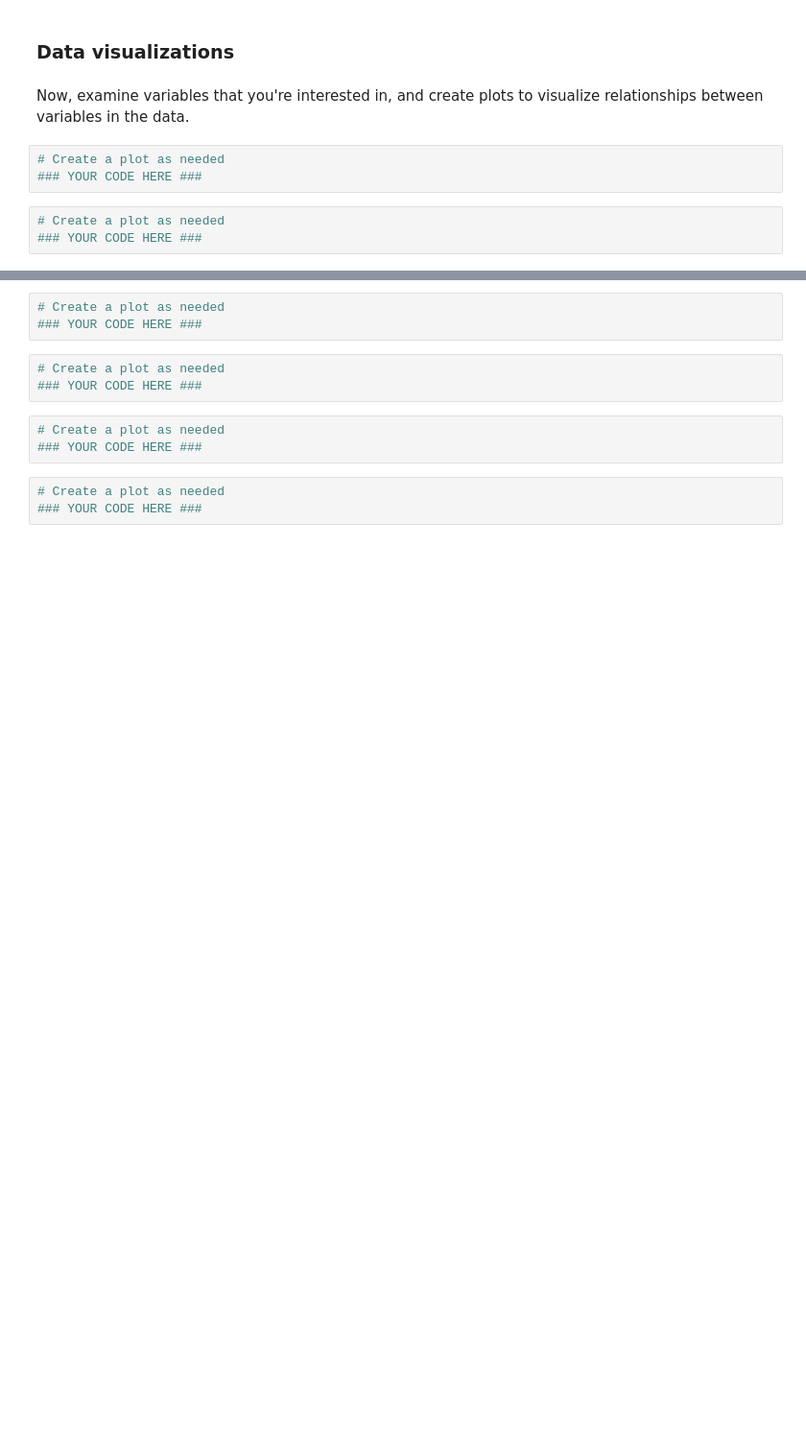
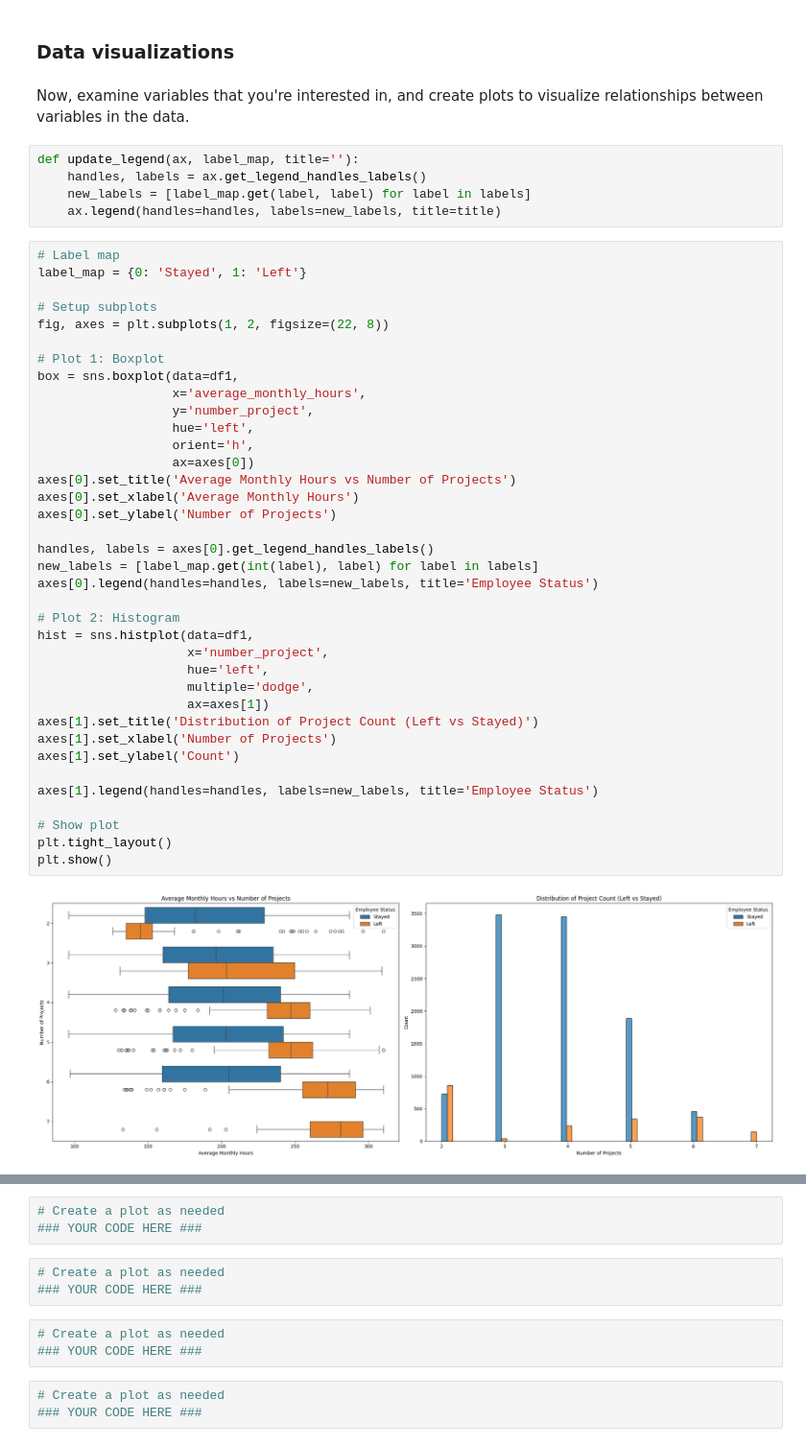
Before and after one commit to kairjiang/Google_ADA_Capstone_HR_Analytics, a Jupyter notebook: Salifort Motors project lab.ipynb, the cells around one changed output, grey strips where cells are left out. Shown at 96% size. Cells and saved outputs as stored; diff of their text form; blank space fills up the shorter version.

```diff
--- a/Salifort Motors project lab.ipynb
+++ b/Salifort Motors project lab.ipynb
@@ -307,9 +316,47 @@ Begin by understanding how many employees left and what percentage of all employ
 ### Data visualizations
 # %% [markdown]
 Now, examine variables that you're interested in, and create plots to visualize relationships between variables in the data.
-# %%
-# Create a plot as needed
-### YOUR CODE HERE ###
-# %%
-# Create a plot as needed
-### YOUR CODE HERE ###
+# %%
+def update_legend(ax, label_map, title=''):
+    handles, labels = ax.get_legend_handles_labels()
+    new_labels = [label_map.get(label, label) for label in labels]
+    ax.legend(handles=handles, labels=new_labels, title=title)
+# %%
+# Label map
+label_map = {0: 'Stayed', 1: 'Left'}
+
+# Setup subplots
+fig, axes = plt.subplots(1, 2, figsize=(22, 8))
+
+# Plot 1: Boxplot
+box = sns.boxplot(data=df1,
+                  x='average_monthly_hours',
+                  y='number_project',
+                  hue='left',
+                  orient='h',
+                  ax=axes[0])
+axes[0].set_title('Average Monthly Hours vs Number of Projects')
+axes[0].set_xlabel('Average Monthly Hours')
+axes[0].set_ylabel('Number of Projects')
+
+handles, labels = axes[0].get_legend_handles_labels()
+new_labels = [label_map.get(int(label), label) for label in labels]
+axes[0].legend(handles=handles, labels=new_labels, title='Employee Status')
+
+# Plot 2: Histogram
+hist = sns.histplot(data=df1,
+                    x='number_project',
+                    hue='left',
+                    multiple='dodge',
+                    ax=axes[1])
+axes[1].set_title('Distribution of Project Count (Left vs Stayed)')
+axes[1].set_xlabel('Number of Projects')
+axes[1].set_ylabel('Count')
+
+axes[1].legend(handles=handles, labels=new_labels, title='Employee Status')
+
+# Show plot
+plt.tight_layout()
+plt.show()
+# %% [output]
+[figure, added]
```
Also changed, not shown: parts of 2 cells of this notebook.
